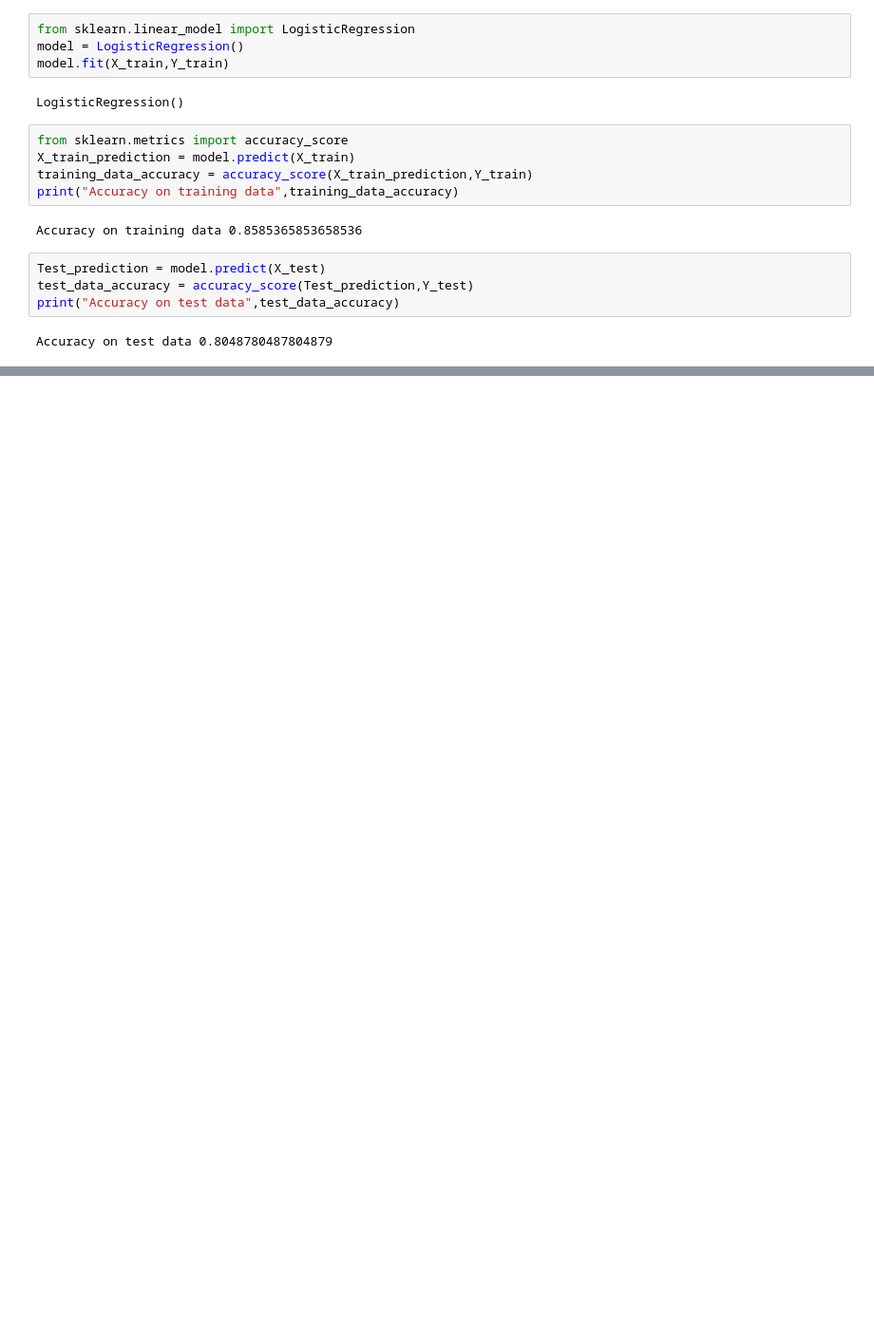
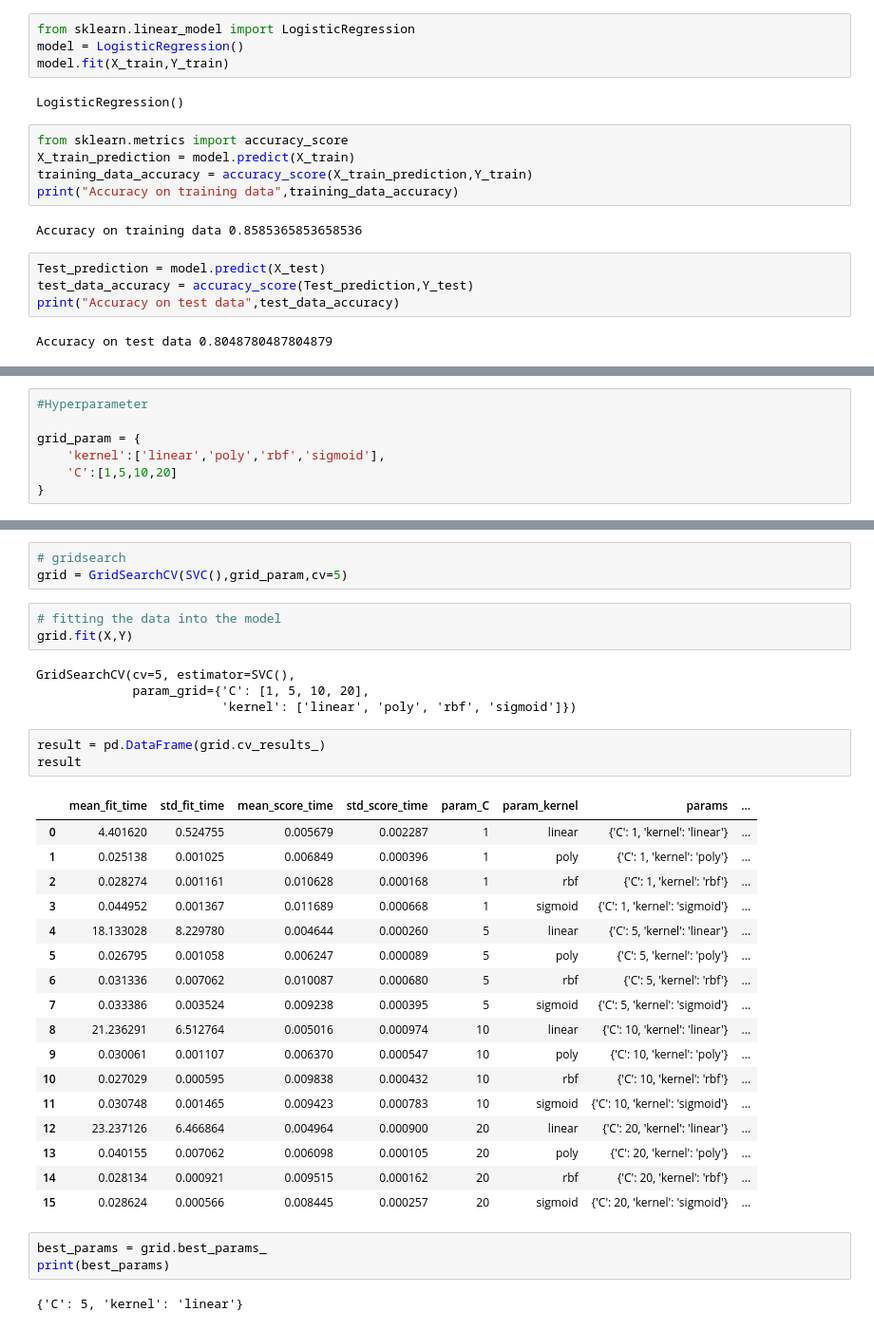
Before and after one commit to KaranamShivaKumar/Machine_learning_projects, a Jupyter notebook: Heart_Disease_Dataset.ipynb, the cells around one changed output, grey strips where cells are left out. Shown at 95% size. Cells and saved outputs as stored; diff of their text form; blank space fills up the shorter version.

```diff
--- a/Heart_Disease_Dataset.ipynb
+++ b/Heart_Disease_Dataset.ipynb
@@ -174,0 +280,7 @@ The Person does not have a Heart Disease
+# %%
+#Hyperparameter
+
+grid_param = {
+    'kernel':['linear','poly','rbf','sigmoid'],
+    'C':[1,5,10,20]
+}
@@ -174,0 +301,36 @@ The Person does not have a Heart Disease
+# %%
+# gridsearch
+grid = GridSearchCV(SVC(),grid_param,cv=5)
+# %%
+# fitting the data into the model
+grid.fit(X,Y)
+# %% [output]
+GridSearchCV(cv=5, estimator=SVC(),
+             param_grid={'C': [1, 5, 10, 20],
+                         'kernel': ['linear', 'poly', 'rbf', 'sigmoid']})
+# %%
+result = pd.DataFrame(grid.cv_results_)
+result
+# %% [output]
+|  | mean_fit_time | std_fit_time | mean_score_time | std_score_time | param_C | param_kernel | params | ... |
+| 0 | 4.401620 | 0.524755 | 0.005679 | 0.002287 | 1 | linear | {'C': 1, 'kernel': 'linear'} | ... |
+| 1 | 0.025138 | 0.001025 | 0.006849 | 0.000396 | 1 | poly | {'C': 1, 'kernel': 'poly'} | ... |
+| 2 | 0.028274 | 0.001161 | 0.010628 | 0.000168 | 1 | rbf | {'C': 1, 'kernel': 'rbf'} | ... |
+| 3 | 0.044952 | 0.001367 | 0.011689 | 0.000668 | 1 | sigmoid | {'C': 1, 'kernel': 'sigmoid'} | ... |
+| 4 | 18.133028 | 8.229780 | 0.004644 | 0.000260 | 5 | linear | {'C': 5, 'kernel': 'linear'} | ... |
+| 5 | 0.026795 | 0.001058 | 0.006247 | 0.000089 | 5 | poly | {'C': 5, 'kernel': 'poly'} | ... |
+| 6 | 0.031336 | 0.007062 | 0.010087 | 0.000680 | 5 | rbf | {'C': 5, 'kernel': 'rbf'} | ... |
+| 7 | 0.033386 | 0.003524 | 0.009238 | 0.000395 | 5 | sigmoid | {'C': 5, 'kernel': 'sigmoid'} | ... |
+| 8 | 21.236291 | 6.512764 | 0.005016 | 0.000974 | 10 | linear | {'C': 10, 'kernel': 'linear'} | ... |
+| 9 | 0.030061 | 0.001107 | 0.006370 | 0.000547 | 10 | poly | {'C': 10, 'kernel': 'poly'} | ... |
+| 10 | 0.027029 | 0.000595 | 0.009838 | 0.000432 | 10 | rbf | {'C': 10, 'kernel': 'rbf'} | ... |
+| 11 | 0.030748 | 0.001465 | 0.009423 | 0.000783 | 10 | sigmoid | {'C': 10, 'kernel': 'sigmoid'} | ... |
+| 12 | 23.237126 | 6.466864 | 0.004964 | 0.000900 | 20 | linear | {'C': 20, 'kernel': 'linear'} | ... |
+| 13 | 0.040155 | 0.007062 | 0.006098 | 0.000105 | 20 | poly | {'C': 20, 'kernel': 'poly'} | ... |
+| 14 | 0.028134 | 0.000921 | 0.009515 | 0.000162 | 20 | rbf | {'C': 20, 'kernel': 'rbf'} | ... |
+| 15 | 0.028624 | 0.000566 | 0.008445 | 0.000257 | 20 | sigmoid | {'C': 20, 'kernel': 'sigmoid'} | ... |
+# %%
+best_params = grid.best_params_
+print(best_params)
+# %% [output]
+{'C': 5, 'kernel': 'linear'}
```
Also changed, not shown: parts of 47 cells of this notebook.
